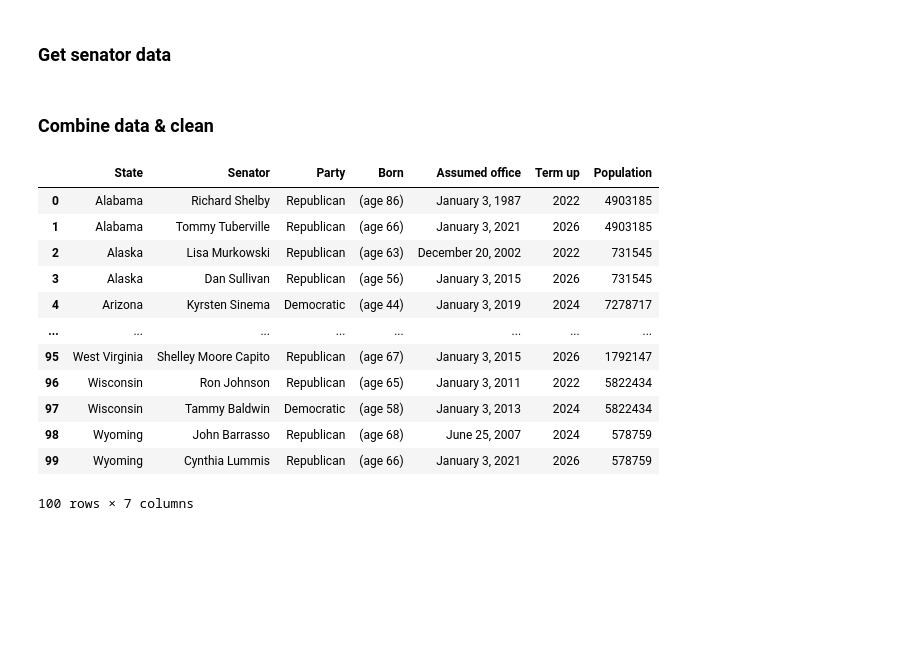
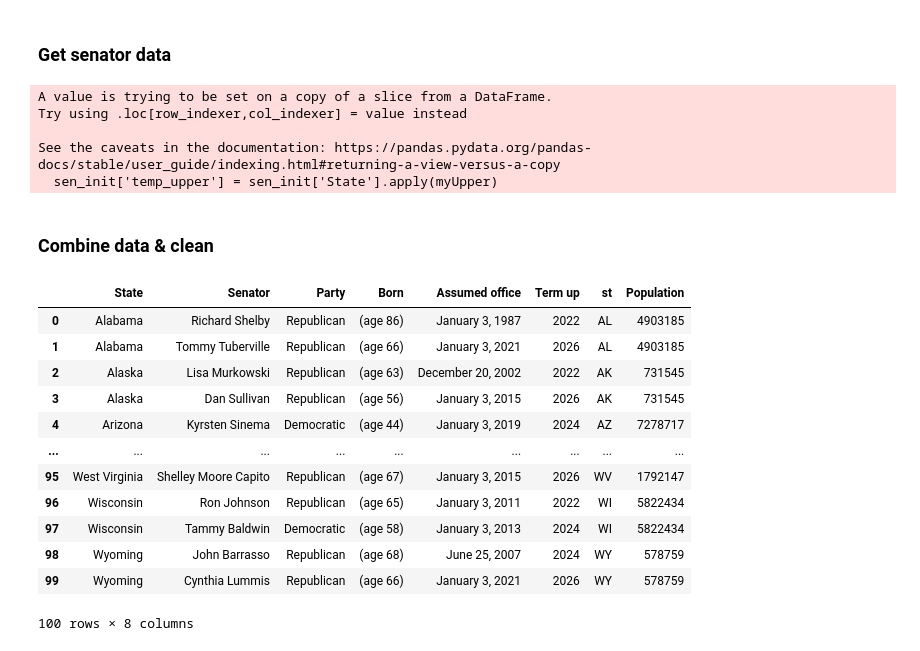
Before and after one commit to isabelle-sanford/senate-analysis, a Jupyter notebook: Resources/CleanPopulationData.ipynb, the cells around one changed output. Drawn from its saved outputs; the diff is of its cells as text; code cells hidden in the pictures; blank space fills up the shorter version.

Commit message:
cleanup, add state abbrevs to senate table

```diff
--- a/Resources/CleanPopulationData.ipynb
+++ b/Resources/CleanPopulationData.ipynb
@@ -58,34 +58,49 @@ for table in sen_scrape:
 sen_init = sen_init[['State', 'Senator', 'Party.1', 'Born', 'Assumed office', 'Term up']]
 
 
+state_abbrevs = pd.read_csv('kosal/States.csv')
+state_abbrevs.head()
+
+def myUpper(t):
+    return t.upper()
+
+sen_init['temp_upper'] = sen_init['State'].apply(myUpper)
+
+sen_init = sen_init.merge(state_abbrevs, how='left', left_on= 'temp_upper', right_on = 'states')
 # ANALYSIS NOTE: Occupation / previous office / residence possibly useful later?
+# %% [output]
+A value is trying to be set on a copy of a slice from a DataFrame.
+Try using .loc[row_indexer,col_indexer] = value instead
+
+See the caveats in the documentation: https://pandas.pydata.org/pandas-docs/stable/user_guide/indexing.html#returning-a-view-versus-a-copy
+  sen_init['temp_upper'] = sen_init['State'].apply(myUpper)
 # %% [markdown]
 ### Combine data & clean
 # %%
 # merge census data with senate data by state to get a final dataframe of info
 sen_with_pop = sen_init.merge(state_pops, how='left', left_on='State', right_on='STNAME')
 
 # removes all footnotes (of the form [a]) with regex
 sen_with_pop.replace("\[\w*\]","", inplace = True, regex = True)
 
 # rename columns and remove duplicate
 sen_with_pop.rename({'Party.1': 'Party', 'POPESTIMATE2019':'Population'}, inplace = True, axis=1)
-sen_with_pop.drop('STNAME', axis=1, inplace=True)
+sen_with_pop.drop(['STNAME', 'states', 'temp_upper'], axis=1, inplace=True)
 sen_with_pop
 # %% [output]
-|  | State | Senator | Party | Born | Assumed office | Term up | Population |
-| 0 | Alabama | Richard Shelby | Republican | (age 86) | January 3, 1987 | 2022 | 4903185 |
-| 1 | Alabama | Tommy Tuberville | Republican | (age 66) | January 3, 2021 | 2026 | 4903185 |
-| 2 | Alaska | Lisa Murkowski | Republican | (age 63) | December 20, 2002 | 2022 | 731545 |
-| 3 | Alaska | Dan Sullivan | Republican | (age 56) | January 3, 2015 | 2026 | 731545 |
-| 4 | Arizona | Kyrsten Sinema | Democratic | (age 44) | January 3, 2019 | 2024 | 7278717 |
-| ... | ... | ... | ... | ... | ... | ... | ... |
-| 95 | West Virginia | Shelley Moore Capito | Republican | (age 67) | January 3, 2015 | 2026 | 1792147 |
-| 96 | Wisconsin | Ron Johnson | Republican | (age 65) | January 3, 2011 | 2022 | 5822434 |
-| 97 | Wisconsin | Tammy Baldwin | Democratic | (age 58) | January 3, 2013 | 2024 | 5822434 |
-| 98 | Wyoming | John Barrasso | Republican | (age 68) | June 25, 2007 | 2024 | 578759 |
-| 99 | Wyoming | Cynthia Lummis | Republican | (age 66) | January 3, 2021 | 2026 | 578759 |
+|  | State | Senator | Party | Born | Assumed office | Term up | st | Population |
+| 0 | Alabama | Richard Shelby | Republican | (age 86) | January 3, 1987 | 2022 | AL | 4903185 |
+| 1 | Alabama | Tommy Tuberville | Republican | (age 66) | January 3, 2021 | 2026 | AL | 4903185 |
+| 2 | Alaska | Lisa Murkowski | Republican | (age 63) | December 20, 2002 | 2022 | AK | 731545 |
+| 3 | Alaska | Dan Sullivan | Republican | (age 56) | January 3, 2015 | 2026 | AK | 731545 |
+| 4 | Arizona | Kyrsten Sinema | Democratic | (age 44) | January 3, 2019 | 2024 | AZ | 7278717 |
+| ... | ... | ... | ... | ... | ... | ... | ... | ... |
+| 95 | West Virginia | Shelley Moore Capito | Republican | (age 67) | January 3, 2015 | 2026 | WV | 1792147 |
+| 96 | Wisconsin | Ron Johnson | Republican | (age 65) | January 3, 2011 | 2022 | WI | 5822434 |
+| 97 | Wisconsin | Tammy Baldwin | Democratic | (age 58) | January 3, 2013 | 2024 | WI | 5822434 |
+| 98 | Wyoming | John Barrasso | Republican | (age 68) | June 25, 2007 | 2024 | WY | 578759 |
+| 99 | Wyoming | Cynthia Lummis | Republican | (age 66) | January 3, 2021 | 2026 | WY | 578759 |
-100 rows × 7 columns
+100 rows × 8 columns
 # %%
 
 sen_with_pop.to_csv('SPopulation.csv', index=False) # Read into a csv so can pull from that later
```
Also changed, not shown: 9 other files.
